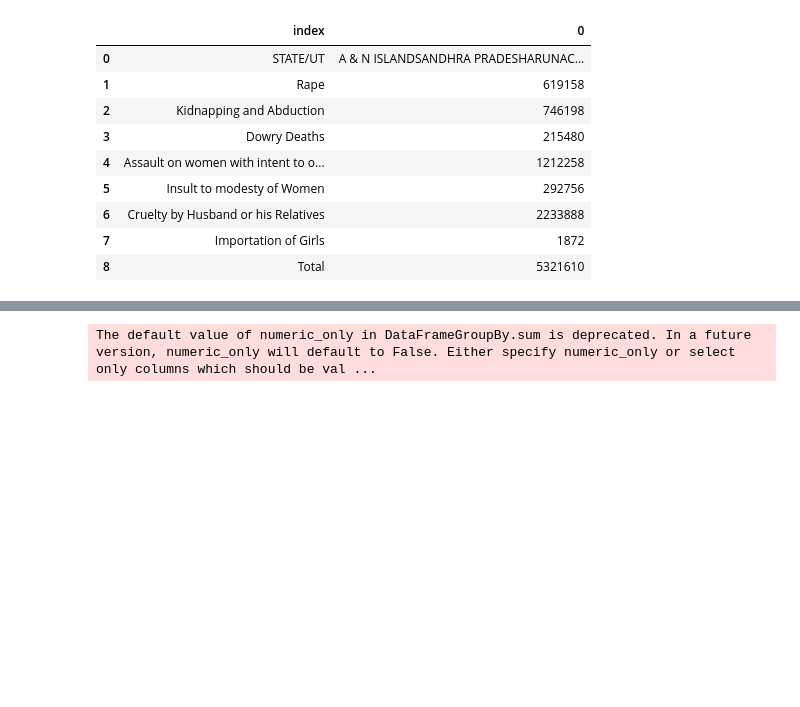
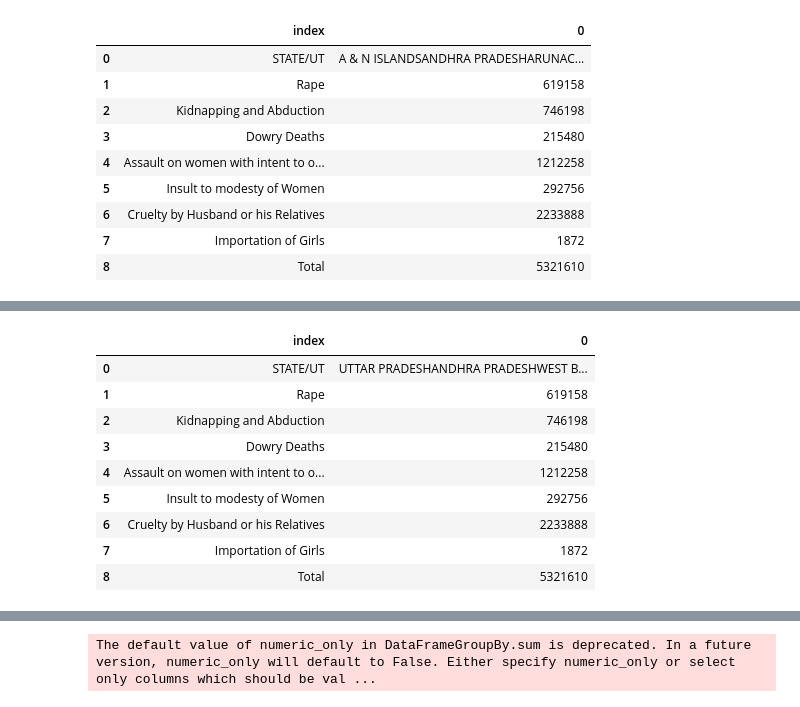
Before and after one commit to ask-santosh/Crimes-against-women-in-India-prediction, a Jupyter notebook: crime_prediction.ipynb, the cells around one changed output, grey strips where cells are left out. Drawn from its saved outputs; the diff is of its cells as text; code cells hidden in the pictures; blank space fills up the shorter version.

```diff
--- a/crime_prediction.ipynb
+++ b/crime_prediction.ipynb
@@ -216,3 +265,20 @@ fig.show()
+# %%
+import plotly.express as px
+
+sorted_df = state_all_crimes_1.sort_values('Total',ascending=False)
+total_df=sorted_df.sum(axis=0).reset_index()
+total_df
+# %% [output]
+|  | index | 0 |
+| 0 | STATE/UT | UTTAR PRADESHANDHRA PRADESHWEST B... |
+| 1 | Rape | 619158 |
+| 2 | Kidnapping and Abduction | 746198 |
+| 3 | Dowry Deaths | 215480 |
+| 4 | Assault on women with intent to o... | 1212258 |
+| 5 | Insult to modesty of Women | 292756 |
+| 6 | Cruelty by Husband or his Relatives | 2233888 |
+| 7 | Importation of Girls | 1872 |
+| 8 | Total | 5321610 |
 # %%
 importation_df = state_all_crimes_1.copy()
 importation_df.loc[importation_df['Importation of Girls'] <= 30, 'STATE/UT'] = 'Others'
```
Also changed, not shown: parts of 17 cells of this notebook.
